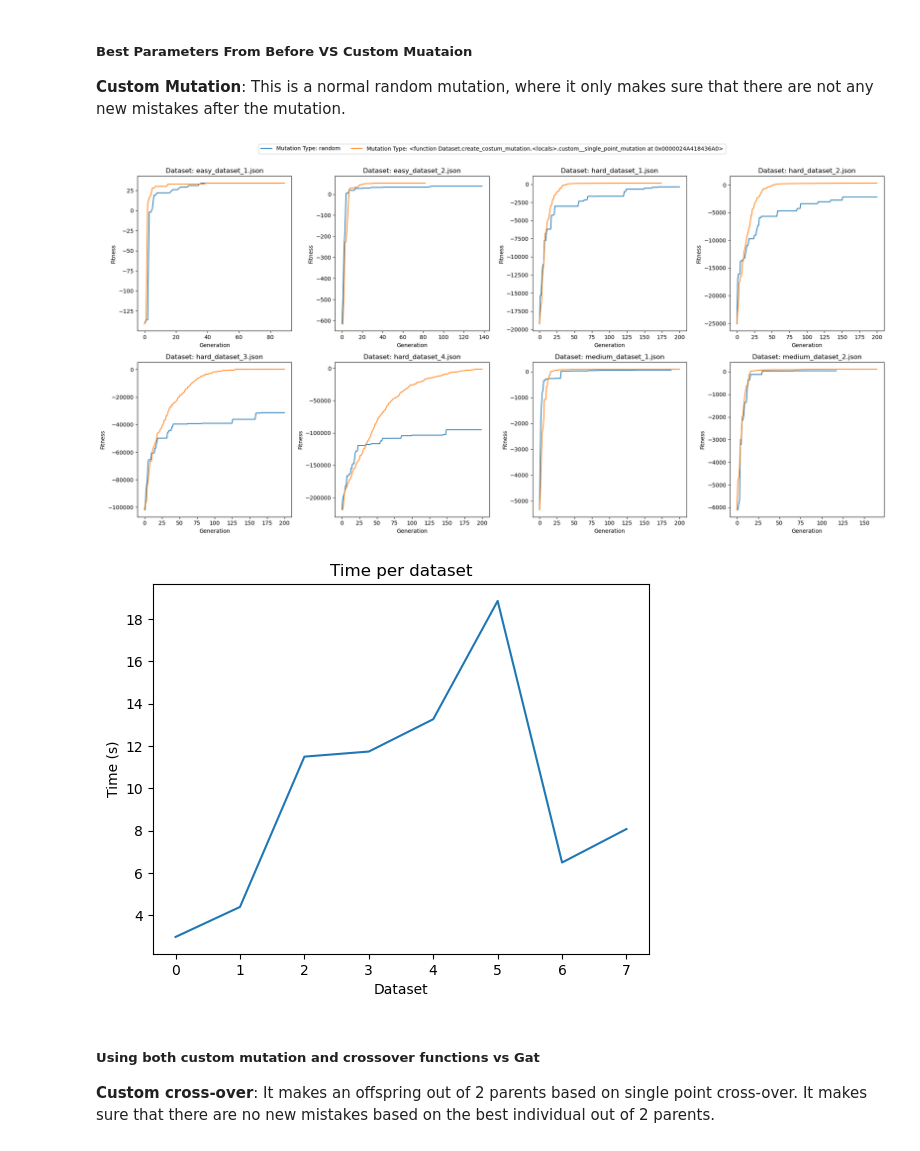
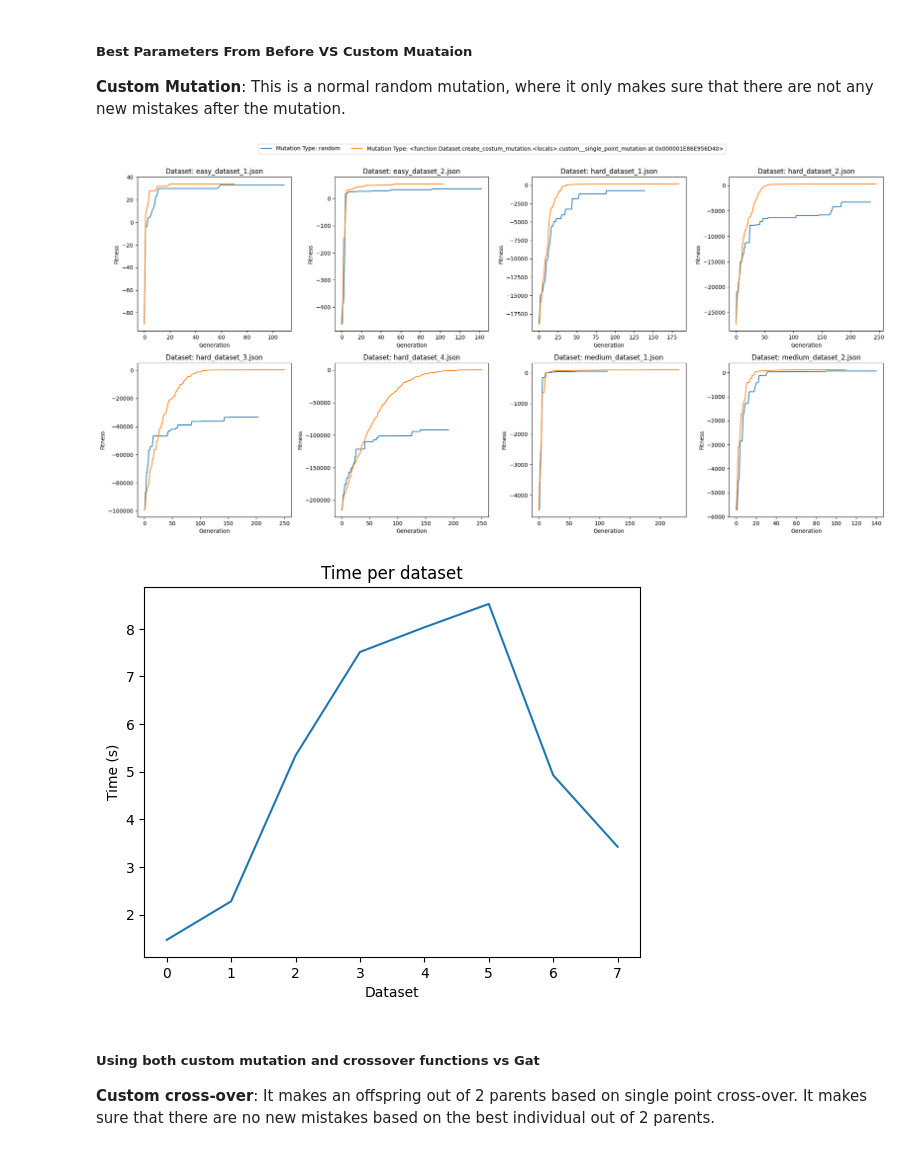
Before and after one commit to ekoface/IS_seminar, a Jupyter notebook: Seminar.ipynb, the cells around one changed output. Cells and saved outputs as stored; diff of their text form; code cells hidden in the pictures.

```diff
--- a/Seminar.ipynb
+++ b/Seminar.ipynb
@@ -391,13 +394,13 @@ plot_fitness_histogram(data, 'num_parents_mating', num_parents_mating_values)
 # %%
 
 for i, (key, dataset) in enumerate(data.items()):
-    dataset.change_population_size(400)
-    dataset.change_num_generations(200)
+    dataset.change_population_size(1000)
+    dataset.change_num_generations(250)
 mutation_funcs = ["random", None]
 plot_fitness_histogram(data, 'mutation_type', mutation_funcs, custom_mutation = True)
 # %% [output]
-[figure, old version]
+[figure, new version]
-[figure, old version]
+[figure, new version]
 # %% [markdown]
 ##### **Using both custom mutation and crossover functions vs Gat**
 **Custom cross-over**: It makes an offspring out of 2 parents based on single point cross-over. It makes sure that there are no new mistakes based on the best individual out of 2 parents.
```
Also changed, not shown: parts of 2 cells of this notebook.
